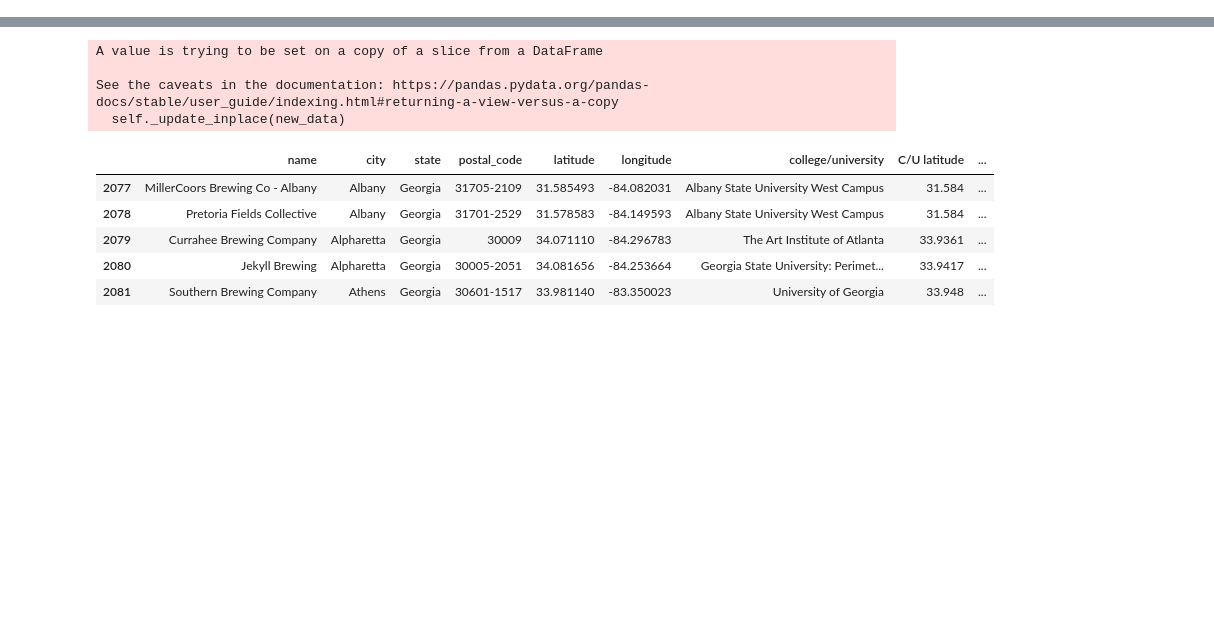
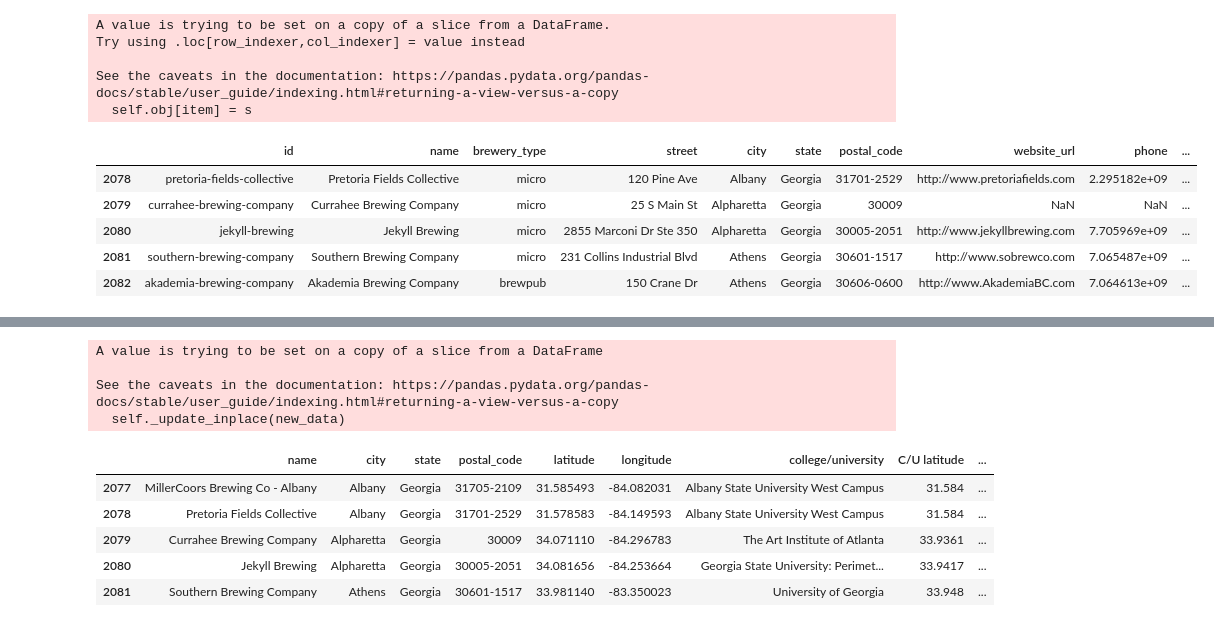
Before and after one commit to sjani184/Megadatatron, a Jupyter notebook: main_notebook.ipynb, the cells around one changed output, grey strips where cells are left out. Drawn from its saved outputs; the diff is of its cells as text; code cells hidden in the pictures; blank space fills up the shorter version.

```diff
--- a/main_notebook.ipynb
+++ b/main_notebook.ipynb
@@ -76,4 +69,38 @@ city_counts_df = pd.DataFrame (city_counts)
 # %%
 #stacked bar chart using city & type counts in previous 2 cells
 #eduardo
+# %%
+#begin loop through georgia breweries
+for index, row in ga_microbrews_df.iterrows():
+
+    #populate brewery lat/lng if missing
+    if pd.isna (row['latitude']) is True:
+
+        #try/except statement in case brewery still can't be found
+        try:
+            brew_loc_url = "https://maps.googleapis.com/maps/api/place/textsearch/json"
+            brew_loc_params = {"query": f"{row['name']} {row['city']} georgia",
+                               "key": g_key}
+
+            brew_loc_response = requests.get(brew_loc_url, params = brew_loc_params).json()
+
+            ga_microbrews_df.loc[index, 'latitude'] = brew_loc_response["results"][0]["geometry"]["location"]["lat"]
+            ga_microbrews_df.loc[index, 'longitude'] = brew_loc_response["results"][0]["geometry"]["location"]["lng"]
+
+        except:
+            pass
+
+ga_microbrews_df.head()
+# %% [output]
+A value is trying to be set on a copy of a slice from a DataFrame.
+Try using .loc[row_indexer,col_indexer] = value instead
+
+See the caveats in the documentation: https://pandas.pydata.org/pandas-docs/stable/user_guide/indexing.html#returning-a-view-versus-a-copy
+  self.obj[item] = s
+|  | id | name | brewery_type | street | city | state | postal_code | website_url | phone | ... |
+| 2078 | pretoria-fields-collective | Pretoria Fields Collective | micro | 120 Pine Ave | Albany | Georgia | 31701-2529 | http://www.pretoriafields.com | 2.295182e+09 | ... |
+| 2079 | currahee-brewing-company | Currahee Brewing Company | micro | 25 S Main St | Alpharetta | Georgia | 30009 | NaN | NaN | ... |
+| 2080 | jekyll-brewing | Jekyll Brewing | micro | 2855 Marconi Dr Ste 350 | Alpharetta | Georgia | 30005-2051 | http://www.jekyllbrewing.com | 7.705969e+09 | ... |
+| 2081 | southern-brewing-company | Southern Brewing Company | micro | 231 Collins Industrial Blvd | Athens | Georgia | 30601-1517 | http://www.sobrewco.com | 7.065487e+09 | ... |
+| 2082 | akademia-brewing-company | Akademia Brewing Company | brewpub | 150 Crane Dr | Athens | Georgia | 30606-0600 | http://www.AkademiaBC.com | 7.064613e+09 | ... |
 # %%
```
Also changed, not shown: parts of 7 cells of this notebook.
